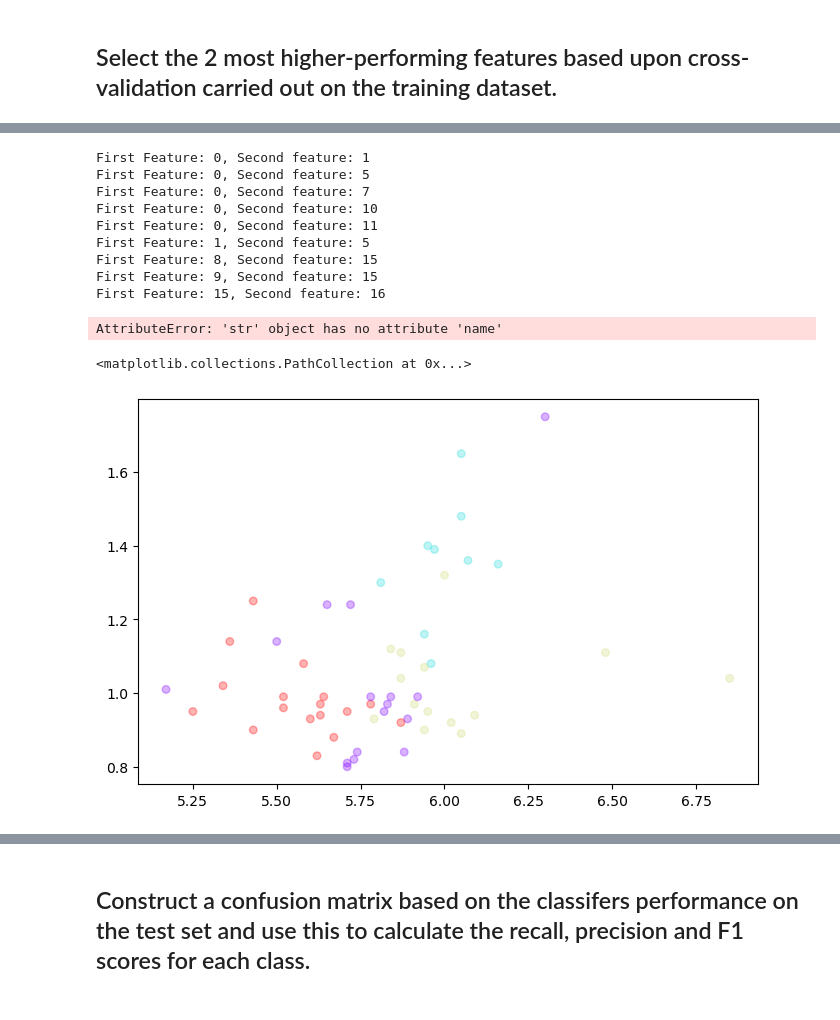
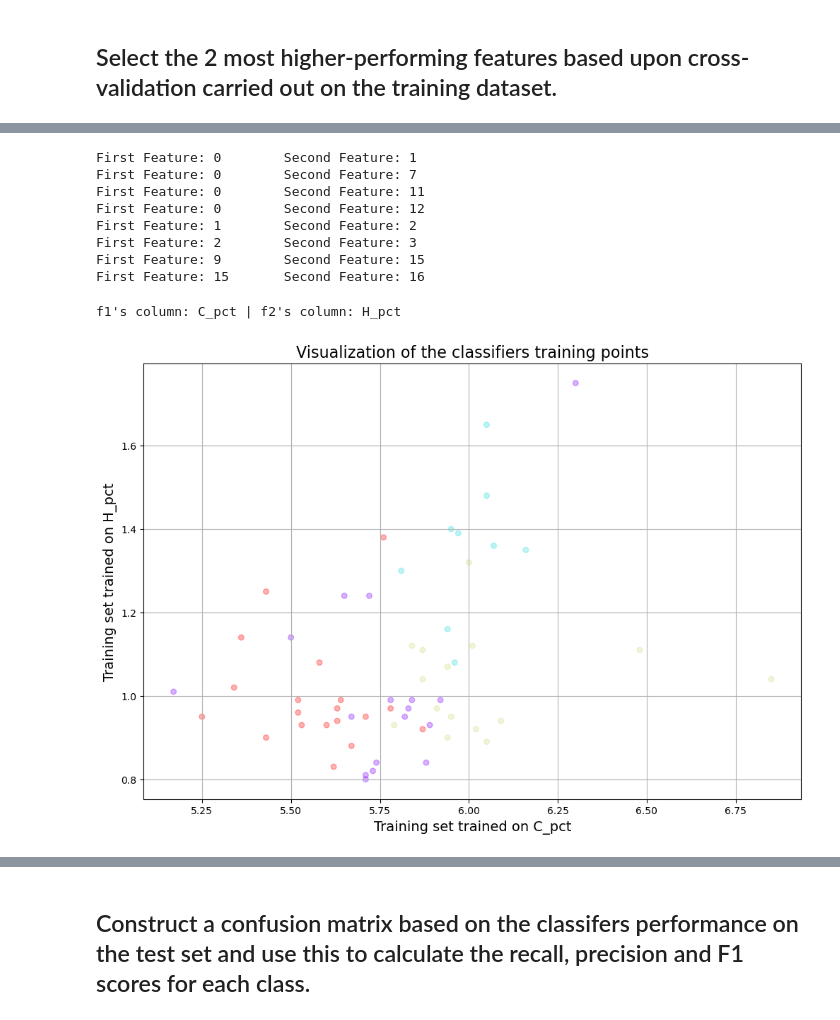
Before and after one commit to Mokoto-K/COSC102-assignment-2, a Jupyter notebook: assignment-2.ipynb, the cells around one changed output, grey strips where cells are left out. Saved outputs shown, nothing was run; the diff lists cells and outputs as text; code cells hidden in the pictures.

```diff
--- a/assignment-2.ipynb
+++ b/assignment-2.ipynb
@@ -96,7 +99,7 @@ encoder.categories_
 # we will obviously split our x data points as all the data and our y data points as our labels which only contains our encoded sites
 
 # x set, drop sites out, y set encoded sites
-X_train, X_test, y_train, y_test = train_test_split(plants.drop("Site", axis=1), sites_encoded, test_size=0.3, random_state=42)
+X_train, X_test, y_train, y_test = train_test_split(plants.drop("Site", axis=1), sites_encoded, random_state=42)
 
 # Convert the pandas dataseries to numpy arrays for processing
 X_train = X_train.values
@@ -108,9 +126,7 @@ y_test = np.ravel(y_test)
 # %% [markdown]
 ## Select the 2 most higher-performing features based upon cross-validation carried out on the training dataset.
 # %%
-# Creating a method to sort all of our features and pick the best ones to use
-
-# TODO - change this so that I can input any type of classifier in and it will run the project on that classifier
+# Creating a method to sort through all of our features and pick the best ones to use
 
 def feature_selection(X_value, y_value, f1, f2):
     """
@@ -122,24 +138,27 @@ def feature_selection(X_value, y_value, f1, f2):
     y_value - a pandas dataset of the y values
     f1 - an integer to be used for slicing
     f2 - an integer to be used for slicing
-    return
+    returns:
+    f - The f1 score for the trained set of x and y inputs
+    clf - The trained classifier fit with the x and y values that we passed in
     """
 
     # Create and train our classifier
     # clf = SVC()
     # clf = SGDClassifier(random_state=42)
-    clf = KNeighborsClassifier()
+
+    # The suggested rule of thumb for the amount of neighbours for the knn classifier is
+    # the sqrt(K)/2 where K is the length of your training dataset.
+    neighbours = round(math.sqrt(len(X_train))/2)
+    clf = KNeighborsClassifier(n_neighbors=neighbours)
     clf.fit(X_train[:, [f1,f2]], y_train)
 
-    # Calculate our model values
+    # Calculate the predictions our model makes on n number of folds (5 for us here)
     y_train_pred = cross_val_predict(clf, X_value[:, [f1,f2]], y_value, cv=5)
-    # confusion_matrix(y_train, y_train_pred)
 
-    # Using macro as we should have an even amount of sites in our dataset
-    # p = precision_score(y_train, y_train_pred, average="macro",zero_division=1)
-    # r = recall_score(y_train, y_train_pred, average="macro")
-    f = f1_score(y_train, y_train_pred, average="macro")
+    # Get a hold of the f1_score for comparison
+    f_score = f1_score(y_train, y_train_pred, average="macro")
     # print(f"features {f1, f2} have a precision {p} recall {r} and f1 score of {f}") #, round(r[0],4), round(f[0],4)
-    return f, clf
+    return f_score, clf
 
     # print(type(f1))
@@ -176,42 +179,53 @@ best_f2 = 0
 best_score = 0
 
 
-
-# A nested for loop to interate through all combinations of feautures in our data set to send to a function which will determine the most
-# accurate combination of two to use in our model
+# A nested for loop to interate through all combinations of feautures in our data set
+# it sends each combination to a function which will determine the most accurate
+# selection of two features to use in our model
 for feature_1 in range(17):
     for feature_2 in range(17):
+        # if the features are the same as one another, skip them.
         if feature_1 == feature_2:
             continue
+
+        # Call our selection function passing in the training sets and feautures from the
+        # loop, and assign it's outputs accordingly
         returned_score, clf = feature_selection( X_train, y_train, feature_1, feature_2)
 
+        # Control structure for determining the highest f1 scores and best trained model
+        # if the score return is > the current best score, then rewrite the variables to
+        # the new values
         if float(returned_score) > best_score:
-
             best_score = returned_score
             best_f1 = feature_1
             best_f2 = feature_2
             classifier_of_choice = clf
-            print(f"First Feature: {best_f1}, Second feature: {best_f2}")
-# TODO triple nest the for loop and make the first loop, loop through different classifiers.
+
+            # Print out a viualization of each combination that was better than the last
+            print(f"First Feature: {best_f1}\tSecond Feature: {best_f2}")
 # %% [output]
-First Feature: 0, Second feature: 1
-First Feature: 0, Second feature: 5
-First Feature: 0, Second feature: 7
-First Feature: 0, Second feature: 10
-First Feature: 0, Second feature: 11
-First Feature: 1, Second feature: 5
-First Feature: 8, Second feature: 15
-First Feature: 9, Second feature: 15
-First Feature: 15, Second feature: 16
+First Feature: 0        Second Feature: 1
+First Feature: 0        Second Feature: 7
+First Feature: 0        Second Feature: 11
+First Feature: 0        Second Feature: 12
+First Feature: 1        Second Feature: 2
+First Feature: 2        Second Feature: 3
+First Feature: 9        Second Feature: 15
+First Feature: 15       Second Feature: 16
 # %%
-# Perhaps use an index to print out feautre columns names
-print(f"best_f1 column {plants.columns[best_f1]}, ")
+# And the winning two features were..... drum roll!
+print(f"f1's column: {plants.columns[best_f1]} | f2's column: {plants.columns[best_f2]}")
 # %% [output]
-AttributeError: 'str' object has no attribute 'name'
+f1's column: C_pct | f2's column: H_pct
 # %%
+
 # Plot out the results from our one v one cross validation of our data.
-fig, ax = plt.subplots(figsize=(8,5))
+fig, ax = plt.subplots(figsize=(12,8))
 ax.scatter(X_train[:,best_f1], X_train[:,best_f2], c=y_train, cmap='rainbow', alpha=0.3, s=30)
+ax.set_title("Visualization of the classifiers training points", fontsize=16)
+ax.set_xlabel(f"Training set trained on {plants.columns[best_f1]}", fontsize=14)
+ax.set_ylabel(f"Training set trained on {plants.columns[best_f2]}", rotation = 90, fontsize=14)
+ax.grid()
+plt.show()
 # %% [output]
-<matplotlib.collections.PathCollection at 0x...>
-[figure, old version]
+[figure, new version]
```
Also changed, not shown: parts of 22 cells of this notebook.
